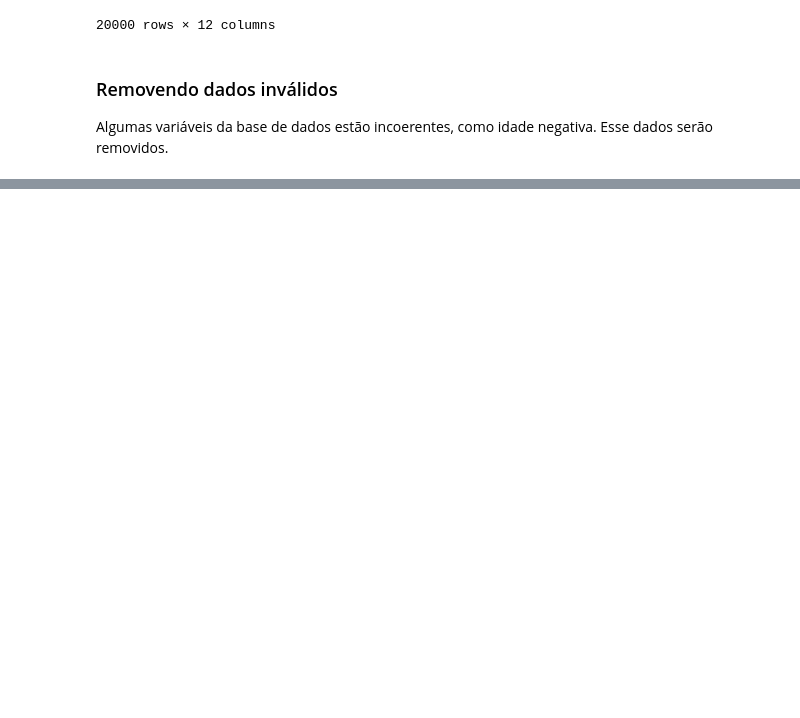
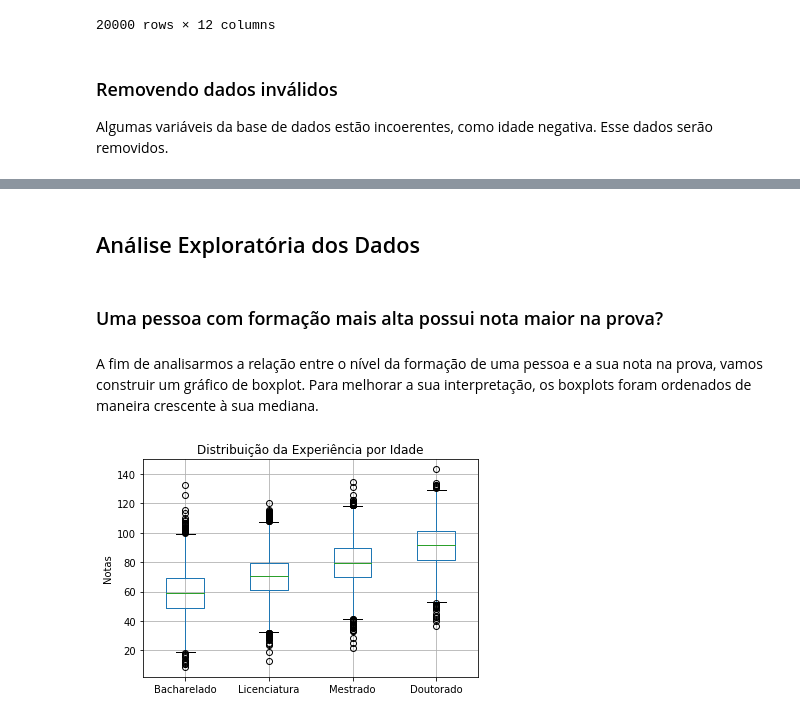
Before and after one commit to BrunoFornaro/icd_a2_2021, a Jupyter notebook: a2_icd_2021.ipynb, the cells around one changed output, grey strips where cells are left out. Saved outputs shown, nothing was run; the diff lists cells and outputs as text; code cells hidden in the pictures; blank space fills up the shorter version.

Commit message:
respondida questão com boxplot e gráfico de dispersão

```diff
--- a/a2_icd_2021.ipynb
+++ b/a2_icd_2021.ipynb
@@ -123,2 +123,21 @@ df.info
 
 [20000 rows x 12 columns]>
+# %% [markdown]
+## Análise Exploratória dos Dados
+# %% [markdown]
+### Uma pessoa com formação mais alta possui nota maior na prova?
+# %% [markdown]
+A fim de analisarmos a relação entre o nível da formação de uma pessoa e a sua nota na prova, vamos construir um  gráfico de boxplot. Para melhorar a sua interpretação, os boxplots foram ordenados de maneira crescente à sua mediana.
+# %%
+def boxplot_sorted(df, by, column):
+  df_h1_ordenado = pd.DataFrame({col:vals[column] for col, vals in df.groupby(by)})
+  meds = df_h1_ordenado.median().sort_values()
+  df_h1_ordenado[meds.index].boxplot()
+  plt.title("Distribuição da Experiência por Idade")
+  plt.ylabel("Notas")
+
+df_h1 = df
+
+boxplot_sorted(df_h1, by="diploma", column="nota")
+# %% [output]
+[figure, added]
```
Also changed, not shown: parts of 10 cells of this notebook.
